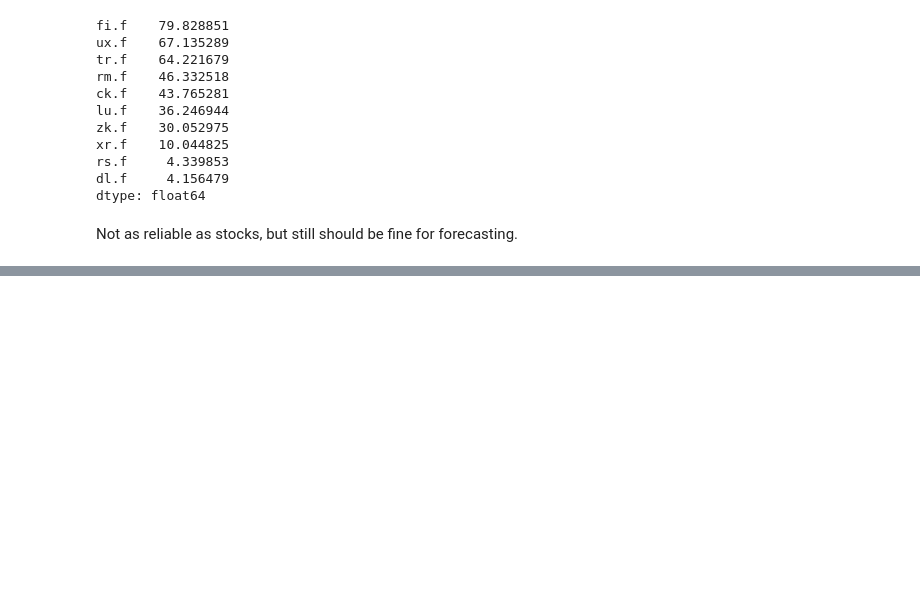
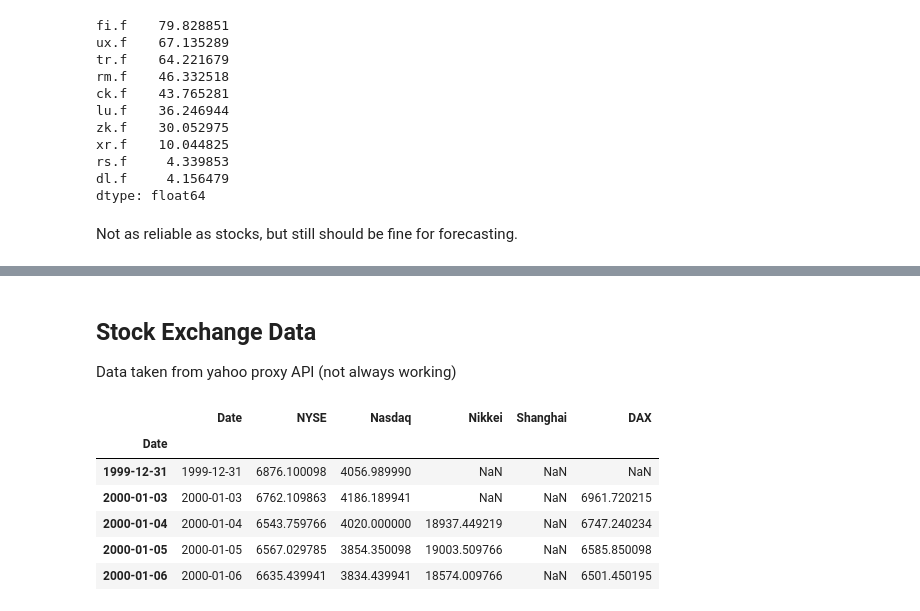
Before and after one commit to kowaalczyk/quant-invest, a Jupyter notebook: AdditionalData.ipynb, the cells around one changed output, grey strips where cells are left out. Cells and saved outputs as stored; diff of their text form; code cells hidden in the pictures; blank space fills up the shorter version.

```diff
--- a/DatasetCreation.ipynb
+++ b/AdditionalData.ipynb
@@ -241,0 +272,16 @@ all_indices_daily_close.to_csv(csv_all_indices_path, index=True)
+# %% [markdown]
+## Stock Exchange Data
+Data taken from yahoo proxy API (not always working)
+# %%
+stock_exchange = pd.read_csv('input/stock_exchange.csv')
+stock_exchange.index = pd.to_datetime(stock_exchange['Date'])
+stock_exchange['Date'] = pd.to_datetime(stock_exchange['Date'])
+stock_exchange.head()
+# %% [output]
+|  | Date | NYSE | Nasdaq | Nikkei | Shanghai | DAX |
+| Date |  |  |  |  |  |  |
+| 1999-12-31 | 1999-12-31 | 6876.100098 | 4056.989990 | NaN | NaN | NaN |
+| 2000-01-03 | 2000-01-03 | 6762.109863 | 4186.189941 | NaN | NaN | 6961.720215 |
+| 2000-01-04 | 2000-01-04 | 6543.759766 | 4020.000000 | 18937.449219 | NaN | 6747.240234 |
+| 2000-01-05 | 2000-01-05 | 6567.029785 | 3854.350098 | 19003.509766 | NaN | 6585.850098 |
+| 2000-01-06 | 2000-01-06 | 6635.439941 | 3834.439941 | 18574.009766 | NaN | 6501.450195 |
```
Also changed, not shown: parts of 12 cells of this notebook, 5 other files.
